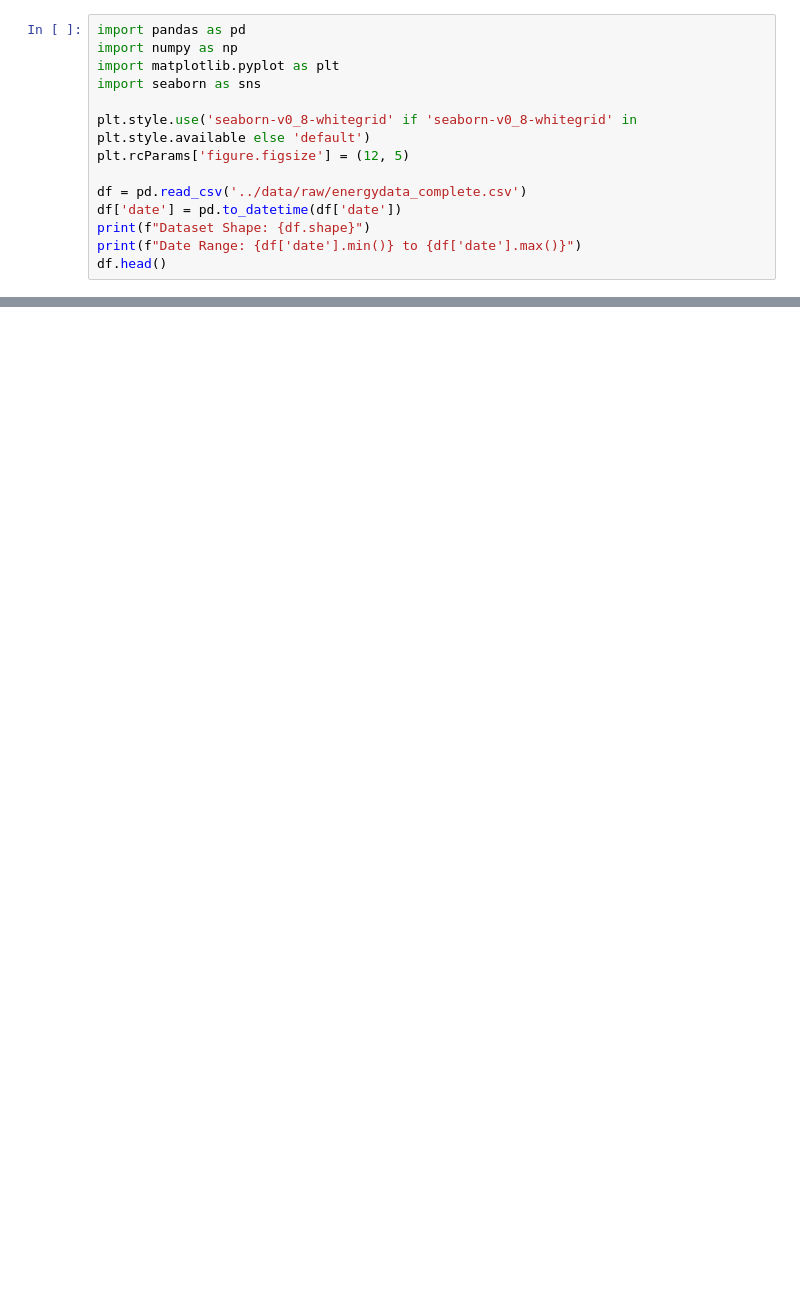
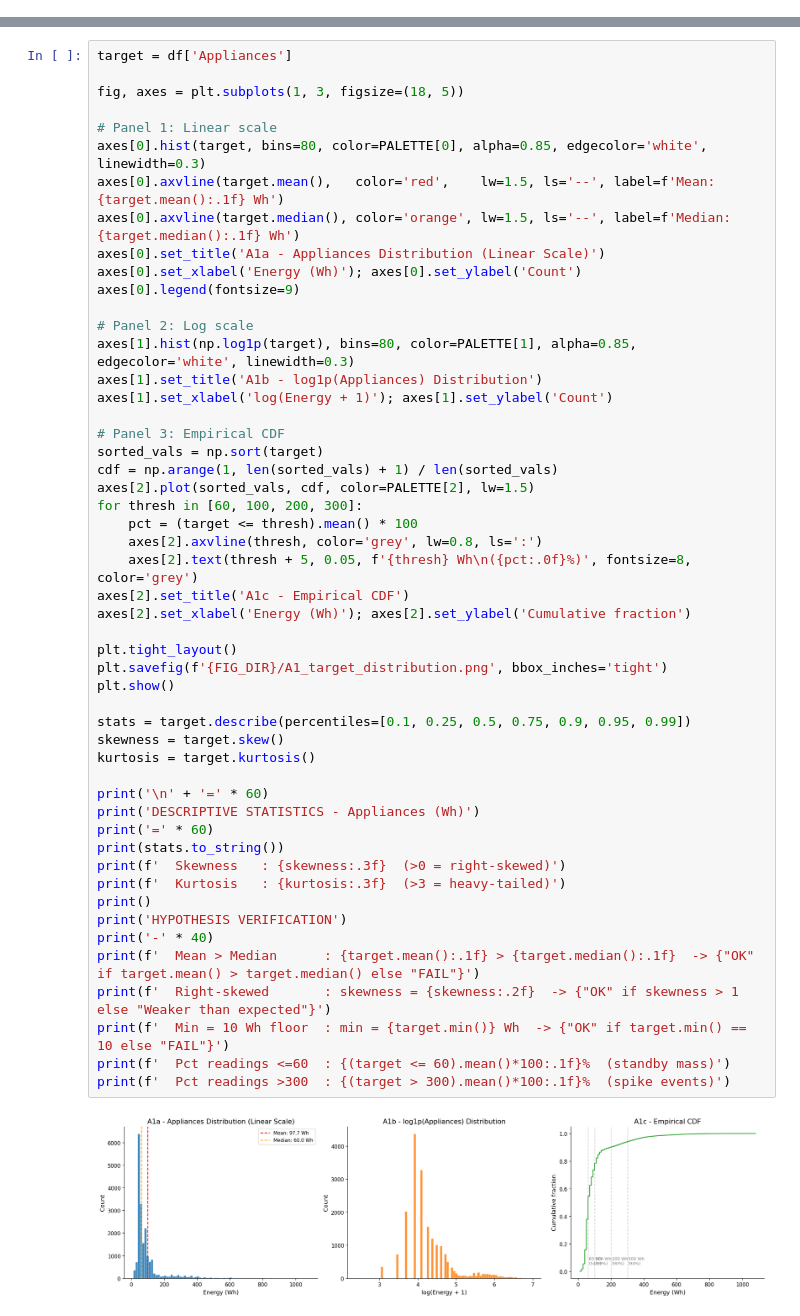
Before and after one commit to SwayamGoyal11/Smart_Energy_Monitoring_Assistant, a Jupyter notebook: energy-monitoring-mlops/notebooks/01_eda.ipynb, the cells around one changed output, grey strips where cells are left out. Drawn from its saved outputs; the diff is of its cells as text; blank space fills up the shorter version.

```diff
--- a/energy-monitoring-mlops/notebooks/01_eda.ipynb
+++ b/energy-monitoring-mlops/notebooks/01_eda.ipynb
@@ -5,14 +0,0 @@
-# %%
-import pandas as pd
-import numpy as np
-import matplotlib.pyplot as plt
-import seaborn as sns
-
-plt.style.use('seaborn-v0_8-whitegrid' if 'seaborn-v0_8-whitegrid' in plt.style.available else 'default')
-plt.rcParams['figure.figsize'] = (12, 5)
-
-df = pd.read_csv('../data/raw/energydata_complete.csv')
-df['date'] = pd.to_datetime(df['date'])
-print(f"Dataset Shape: {df.shape}")
-print(f"Date Range: {df['date'].min()} to {df['date'].max()}")
-df.head()
@@ -91,0 +146,53 @@ plt.show()
+# %%
+target = df['Appliances']
+
+fig, axes = plt.subplots(1, 3, figsize=(18, 5))
+
+# Panel 1: Linear scale
+axes[0].hist(target, bins=80, color=PALETTE[0], alpha=0.85, edgecolor='white', linewidth=0.3)
+axes[0].axvline(target.mean(),   color='red',    lw=1.5, ls='--', label=f'Mean: {target.mean():.1f} Wh')
+axes[0].axvline(target.median(), color='orange', lw=1.5, ls='--', label=f'Median: {target.median():.1f} Wh')
+axes[0].set_title('A1a - Appliances Distribution (Linear Scale)')
+axes[0].set_xlabel('Energy (Wh)'); axes[0].set_ylabel('Count')
+axes[0].legend(fontsize=9)
+
+# Panel 2: Log scale
+axes[1].hist(np.log1p(target), bins=80, color=PALETTE[1], alpha=0.85, edgecolor='white', linewidth=0.3)
+axes[1].set_title('A1b - log1p(Appliances) Distribution')
+axes[1].set_xlabel('log(Energy + 1)'); axes[1].set_ylabel('Count')
+
+# Panel 3: Empirical CDF
+sorted_vals = np.sort(target)
+cdf = np.arange(1, len(sorted_vals) + 1) / len(sorted_vals)
+axes[2].plot(sorted_vals, cdf, color=PALETTE[2], lw=1.5)
+for thresh in [60, 100, 200, 300]:
+    pct = (target <= thresh).mean() * 100
+    axes[2].axvline(thresh, color='grey', lw=0.8, ls=':')
+    axes[2].text(thresh + 5, 0.05, f'{thresh} Wh\n({pct:.0f}%)', fontsize=8, color='grey')
+axes[2].set_title('A1c - Empirical CDF')
+axes[2].set_xlabel('Energy (Wh)'); axes[2].set_ylabel('Cumulative fraction')
+
+plt.tight_layout()
+plt.savefig(f'{FIG_DIR}/A1_target_distribution.png', bbox_inches='tight')
+plt.show()
+
+stats = target.describe(percentiles=[0.1, 0.25, 0.5, 0.75, 0.9, 0.95, 0.99])
+skewness = target.skew()
+kurtosis = target.kurtosis()
+
+print('\n' + '=' * 60)
+print('DESCRIPTIVE STATISTICS - Appliances (Wh)')
+print('=' * 60)
+print(stats.to_string())
+print(f'  Skewness   : {skewness:.3f}  (>0 = right-skewed)')
+print(f'  Kurtosis   : {kurtosis:.3f}  (>3 = heavy-tailed)')
+print()
+print('HYPOTHESIS VERIFICATION')
+print('-' * 40)
+print(f'  Mean > Median      : {target.mean():.1f} > {target.median():.1f}  -> {"OK" if target.mean() > target.median() else "FAIL"}')
+print(f'  Right-skewed       : skewness = {skewness:.2f}  -> {"OK" if skewness > 1 else "Weaker than expected"}')
+print(f'  Min = 10 Wh floor  : min = {target.min()} Wh  -> {"OK" if target.min() == 10 else "FAIL"}')
+print(f'  Pct readings <=60  : {(target <= 60).mean()*100:.1f}%  (standby mass)')
+print(f'  Pct readings >300  : {(target > 300).mean()*100:.1f}%  (spike events)')
+# %% [output]
+[figure, added]
```
Also changed, not shown: parts of 30 cells of this notebook, 7 other files.
